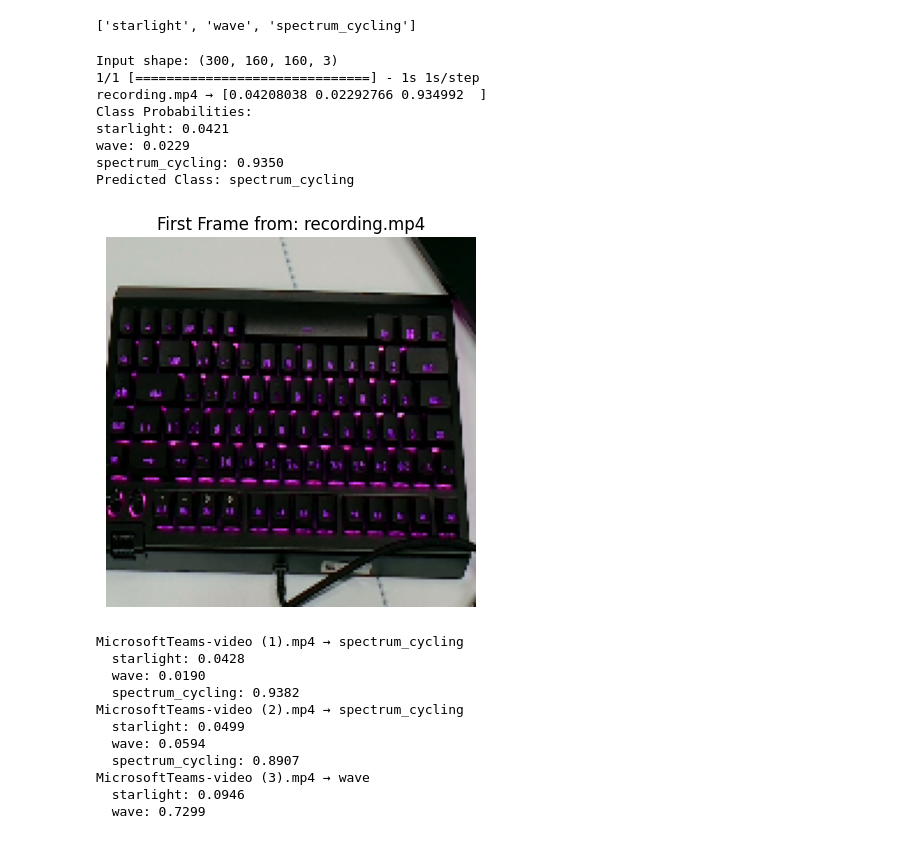
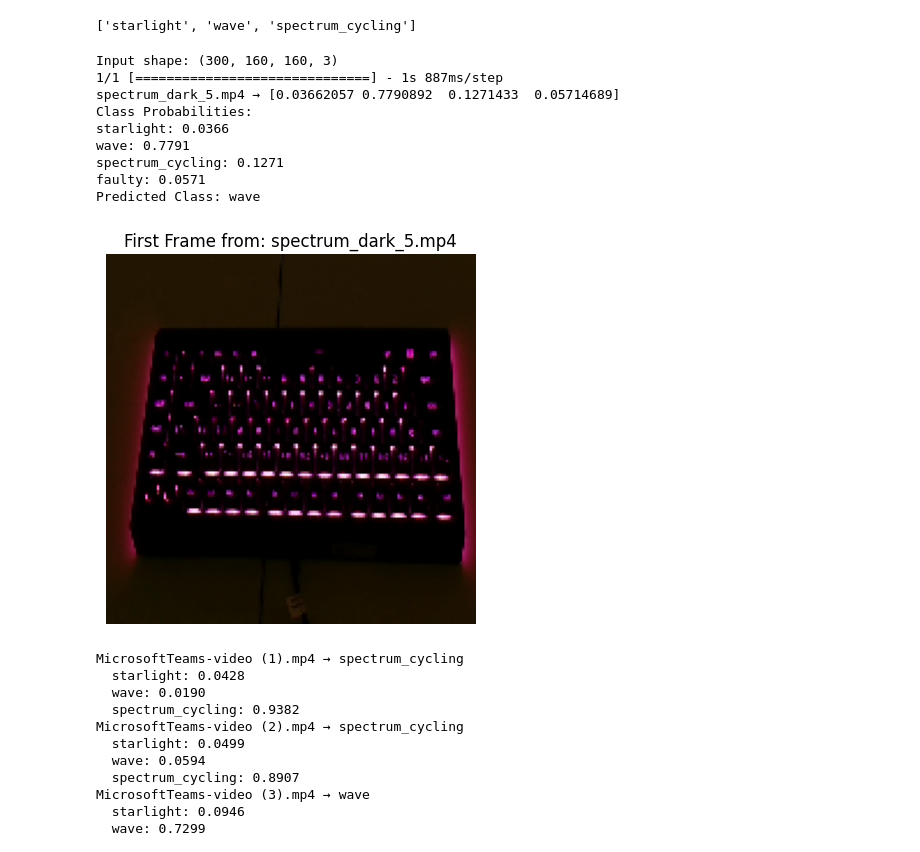
Before and after one commit to YinYuTan/cv_automation, a Jupyter notebook: jupyter_files/video_recognition/10s_pattern_wdark_faulty.ipynb, the cells around one changed output. Saved outputs shown, nothing was run; the diff lists cells and outputs as text; code cells hidden in the pictures.

```diff
--- a/jupyter_files/video_recognition/10s_pattern_wdark_faulty.ipynb
+++ b/jupyter_files/video_recognition/10s_pattern_wdark_faulty.ipynb
@@ -381,7 +378,7 @@ model = build_cnn_lstm5()
 
 base_path = Path.cwd().resolve().parents[1]
 checkpoint_path = base_path / "models" / "checkpoints" / "video_trydarkfaulty_model.h5"
-final_model_path = base_path / "models" / "video_recognition" / "video_darkfaulty_model.h5"
+final_model_path = base_path / "models" / "video_recognition" / "video_darkfaulty_model1.h5"
 metrics_path = base_path / "metrics" / "video_recognition"
 metrics_path.mkdir(parents=True, exist_ok=True)
 
@@ -421,7 +418,7 @@ print(f"Best Validation Accuracy: {val_accuracy:.4f}")
 
 # === Save Final Model and Metrics ===
 best_refined_model.save(final_model_path)
-with open(metrics_path / "video_darkfaulty_model.json", "w") as f:
+with open(metrics_path / "video_darkfaulty_model1.json", "w") as f:
     json.dump(history.history, f)
 # %% [output]
 Epoch 1/15
@@ -448,7 +453,7 @@ all_preds = []
 all_labels = []
 
 base_path = Path.cwd().resolve().parents[1]
-model_path = base_path / "models" / "video_recognition" / "video_darkfaulty_model.h5"
+model_path = base_path / "models" / "video_recognition" / "video_darkfaulty_model1.h5"
 model = load_model(model_path)
 
 for i in range(len(test_gen)):
@@ -508,50 +513,57 @@ from pathlib import Path
 from tensorflow.keras.models import load_model
 
 base_path = Path.cwd().resolve().parents[1]
-model_path = base_path / "models" / "video_recognition" / "video_darkfaulty_model.h5"
+model_path = base_path / "models" / "video_recognition" / "video_darkfaulty_model1.h5"
 model = load_model(model_path)
 
-# path = base_path / "Robot" / "pictures" / "testt_31.mp4"
+# path = base_path / "Robot" / "pictures" / "testt_28.mp4"
 # path = base_path / "Robot" / "pictures" / "MicrosoftTeams-video (9).mp4"
 # path = base_path / "Robot" / "pictures" / "test_27.mp4"
-path = base_path / "Robot" / "pictures" / "recording.mp4"
+# path = base_path / "Robot" / "pictures" / "recording.mp4"
+path = base_path / "Robot" / "pictures" / "spectrum_dark_5.mp4"
+# Robot/pictures/faulty_dark_1.mp4
+# Robot/pictures/spectrum_dark_4.mp4
+# Robot/pictures/starlight_dark_4.mp4
+# Robot/pictures/testingggg_1.mp4
+
 
 # Load and preprocess frame
 frames = test_gen.load_video_frames(path)
 print("Input shape:", frames.shape)  # Debug
 
 # Expand dims for batch
 input_tensor = np.expand_dims(frames, axis=0)  # (1, frames, img_size, img_size, 3)
 
 # Predict
 pred_probs = model.predict(input_tensor)[0]
 
 # Output
 print(f"{path.name} → {pred_probs}")
 print("Class Probabilities:")
 for i, prob in enumerate(pred_probs):
     print(f"{test_gen.class_names[i]}: {prob:.4f}")
 
 print(f"Predicted Class: {test_gen.class_names[np.argmax(pred_probs)]}")
 
 import matplotlib.pyplot as plt
 
 first_frame = frames[0]  # Shape: (img_size, img_size, 3)
 
 plt.imshow(first_frame)
 plt.title(f"First Frame from: {path.name}")
 plt.axis('off')
 plt.show()
 # %% [output]
 Input shape: (300, 160, 160, 3)
-1/1 [==============================] - 1s 1s/step
-recording.mp4 → [0.04208038 0.02292766 0.934992  ]
+1/1 [==============================] - 1s 887ms/step
+spectrum_dark_5.mp4 → [0.03662057 0.7790892  0.1271433  0.05714689]
 Class Probabilities:
-starlight: 0.0421
-wave: 0.0229
-spectrum_cycling: 0.9350
-Predicted Class: spectrum_cycling
+starlight: 0.0366
+wave: 0.7791
+spectrum_cycling: 0.1271
+faulty: 0.0571
+Predicted Class: wave
-[figure, old version]
+[figure, new version]
 # %%
 import numpy as np
 from pathlib import Path
```
Also changed, not shown: parts of 3 cells of this notebook, 20 other files.
